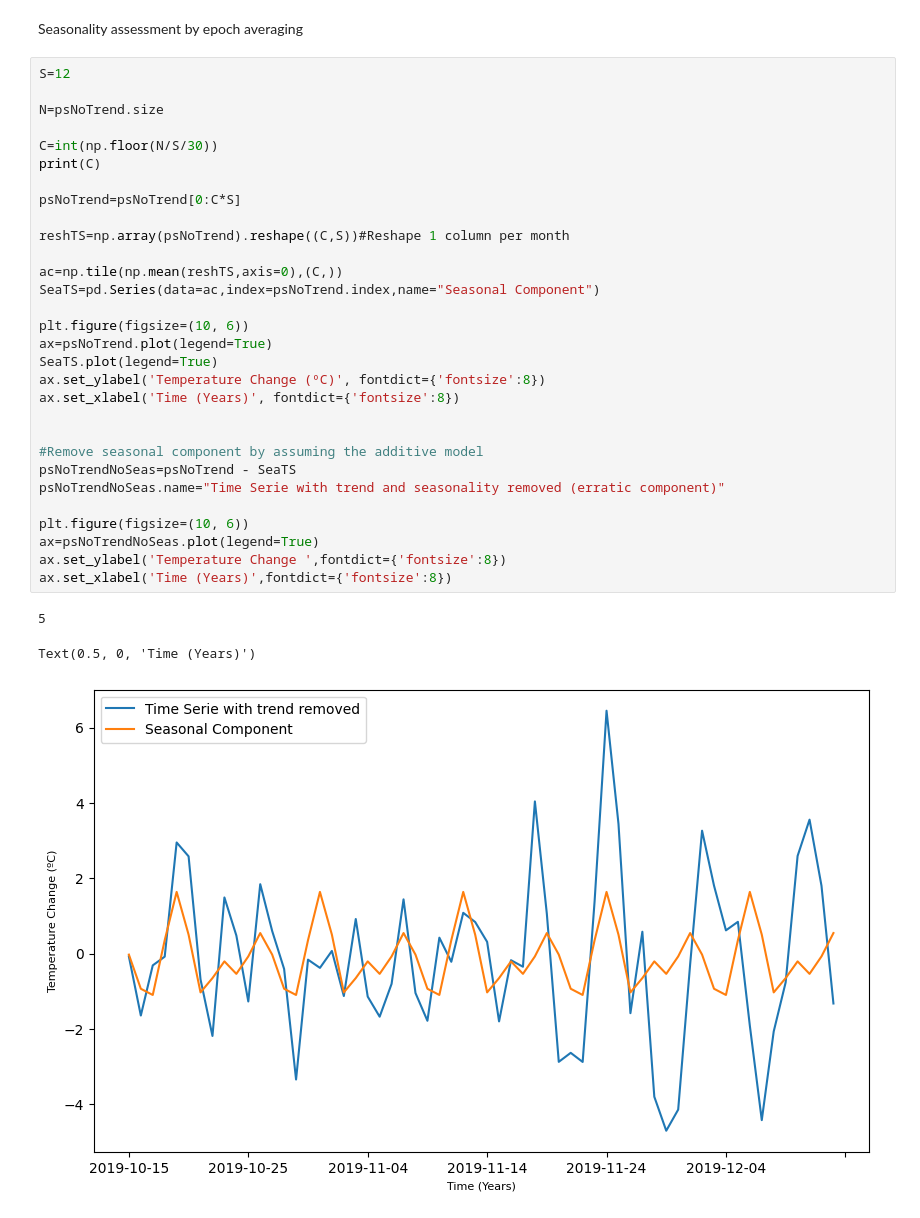
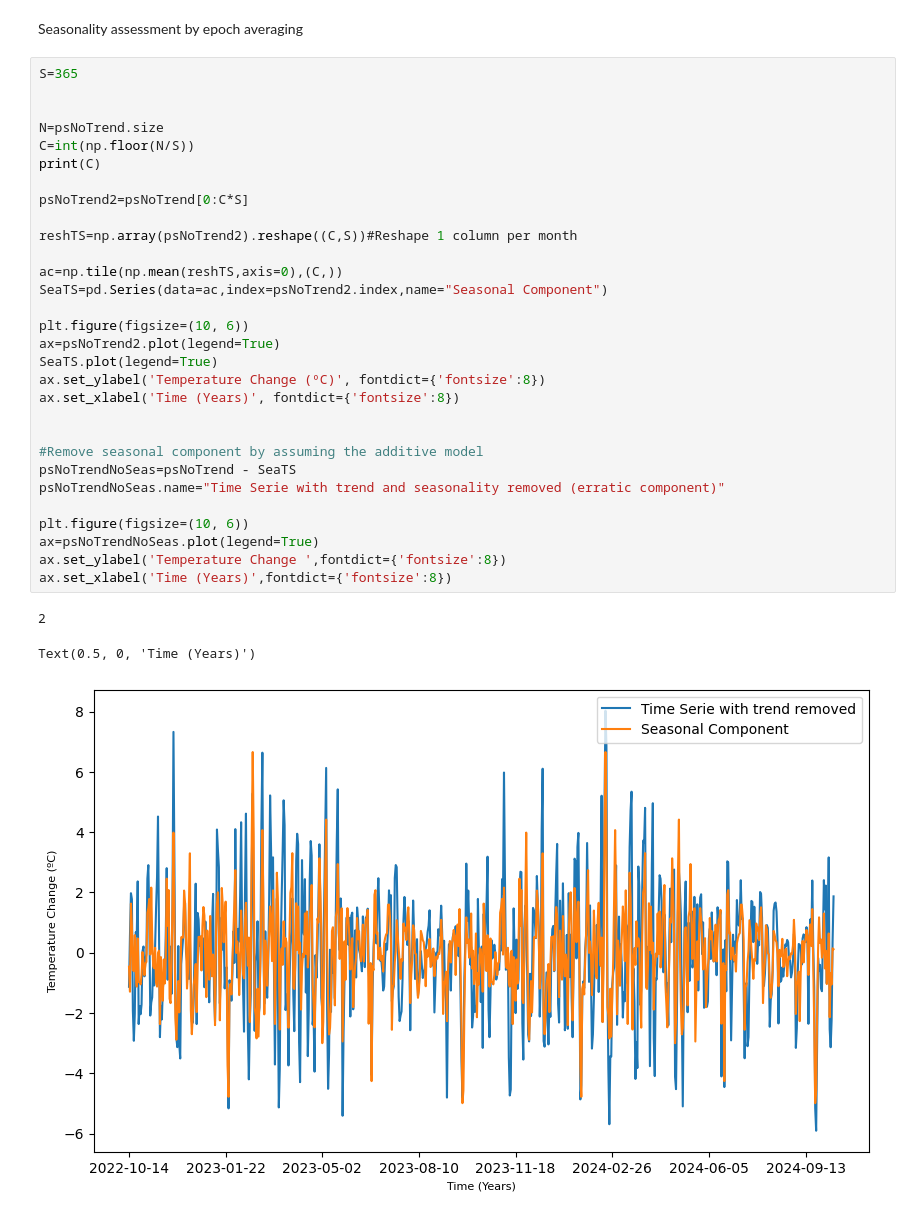
Before and after one commit to JoaoESmoreira/astp-project, a Jupyter notebook: src/data_description.ipynb, the cells around one changed output. Cells and saved outputs as stored; diff of their text form.

```diff
--- a/src/data_description.ipynb
+++ b/src/data_description.ipynb
@@ -473,36 +469,36 @@ Text(0.5, 0, 'Time (Years)')
 # %% [markdown]
 Seasonality assessment by epoch averaging
 # %%
-S=12
+S=365
+
 
 N=psNoTrend.size
-
-C=int(np.floor(N/S/30))
+C=int(np.floor(N/S))
 print(C)
 
-psNoTrend=psNoTrend[0:C*S]
+psNoTrend2=psNoTrend[0:C*S]
 
-reshTS=np.array(psNoTrend).reshape((C,S))#Reshape 1 column per month
+reshTS=np.array(psNoTrend2).reshape((C,S))#Reshape 1 column per month
 
 ac=np.tile(np.mean(reshTS,axis=0),(C,))
-SeaTS=pd.Series(data=ac,index=psNoTrend.index,name="Seasonal Component")
+SeaTS=pd.Series(data=ac,index=psNoTrend2.index,name="Seasonal Component")
 
 plt.figure(figsize=(10, 6))
-ax=psNoTrend.plot(legend=True)
+ax=psNoTrend2.plot(legend=True)
 SeaTS.plot(legend=True)
 ax.set_ylabel('Temperature Change (ºC)', fontdict={'fontsize':8})
 ax.set_xlabel('Time (Years)', fontdict={'fontsize':8})
 
 
 #Remove seasonal component by assuming the additive model
 psNoTrendNoSeas=psNoTrend - SeaTS
 psNoTrendNoSeas.name="Time Serie with trend and seasonality removed (erratic component)"
 
 plt.figure(figsize=(10, 6))
 ax=psNoTrendNoSeas.plot(legend=True)
 ax.set_ylabel('Temperature Change ',fontdict={'fontsize':8})
 ax.set_xlabel('Time (Years)',fontdict={'fontsize':8})
 # %% [output]
-5
+2
 Text(0.5, 0, 'Time (Years)')
-[figure, old version]
+[figure, new version]
```
Also changed, not shown: parts of 5 cells of this notebook.
